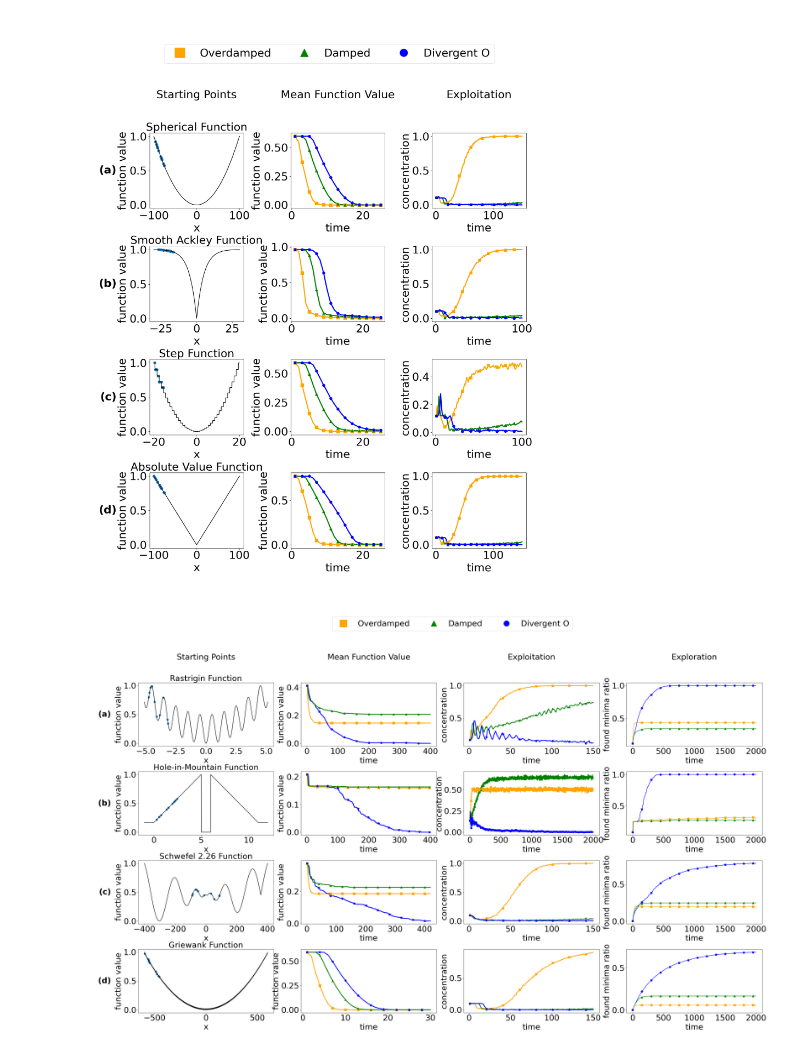
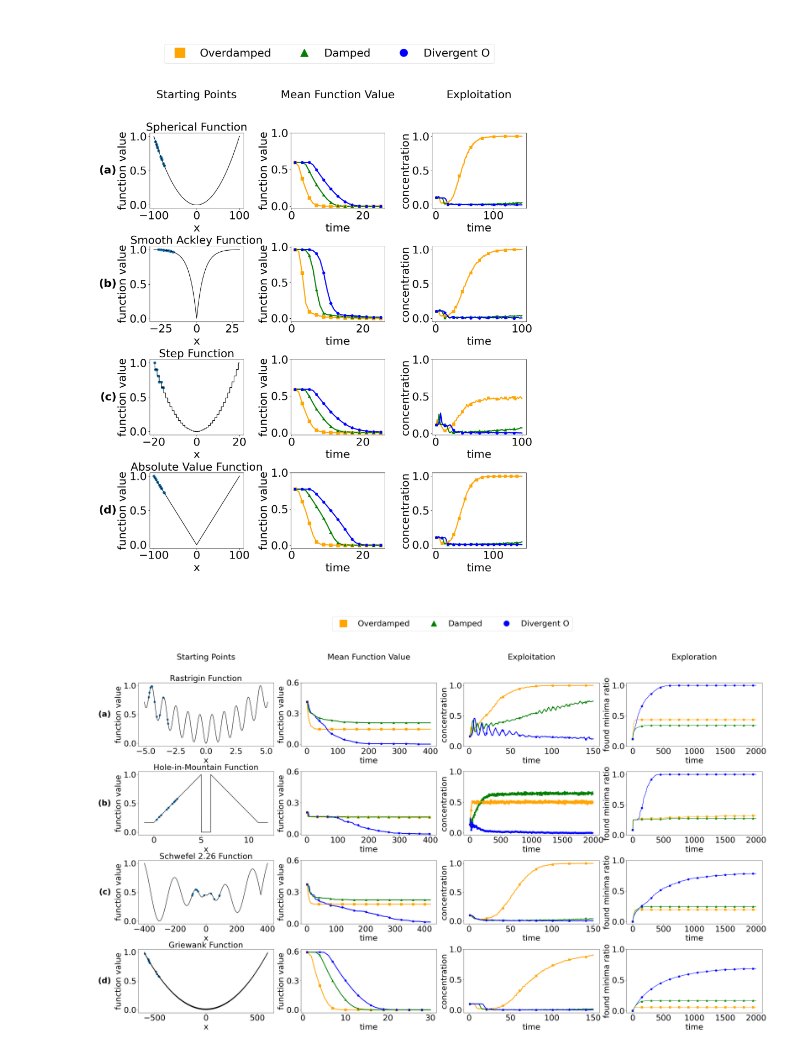
Before and after one commit to MargKos/Unstable-PSO, a Jupyter notebook: Experiments/1D/Plots1D.ipynb, the cells around one changed output. Saved outputs shown, nothing was run; the diff lists cells and outputs as text; code cells hidden in the pictures.

Commit message:
improve plots, fix typo in plot

```diff
--- a/Experiments/1D/Plots1D.ipynb
+++ b/Experiments/1D/Plots1D.ipynb
@@ -39,6 +39,7 @@ for r in range(cols):
     axsi.set_axis_off()
 
 
+
 UnimodalNumber=[0,2,3,4] # number of unimodal functions
 
 for i in range(4):
@@ -68,6 +69,14 @@ for i in range(4):
     axsi.tick_params(axis='y', labelsize=30)
     axsi.set_xlabel('x',  fontsize=30)
     axsi.set_ylabel('function value',fontsize=30)
+    min_value = 0.0
+    max_value = 1.0
+    y_ticks = np.arange(min_value, max_value + 0.5, 0.5)
+
+    # Set the y-axis ticks and format them to 1 decimal place
+    axsi.set_yticks(y_ticks)
+    axsi.set_yticklabels([f'{tick:.1f}' for tick in y_ticks])
+    axsi.yaxis.set_major_formatter(ticker.FormatStrFormatter('%.1f'))
 
 
 l=1
@@ -95,6 +104,15 @@ for i in range(4):
     axsi.plot(np.linspace(1, T_PSO_med[UnimodalNumber[i]], T_PSO_med[UnimodalNumber[i]]), MeanOverdamped[0:T_PSO_med[UnimodalNumber[i]]], 's', markevery=ME[UnimodalNumber[i]], markersize=9, color='orange',label='Overdamped')
     axsi.plot(np.linspace(1, T_PSO_med[UnimodalNumber[i]], T_PSO_med[UnimodalNumber[i]]), MeanDamped[0:T_PSO_med[UnimodalNumber[i]]], '^', markevery=ME[UnimodalNumber[i]],markersize=7, color='green',  label='Damped')
     axsi.plot(np.linspace(1, T_PSO_med[UnimodalNumber[i]], T_PSO_med[UnimodalNumber[i]]), MeanDivergent[0:T_PSO_med[UnimodalNumber[i]]], 'o', markevery=ME[UnimodalNumber[i]],markersize=7,color='blue',label='Divergent O')
+
+    min_value = 0.0
+    max_value = 1.0
+    y_ticks = np.arange(min_value, max_value + 0.5, 0.5)
+
+    # Set the y-axis ticks and format them to 1 decimal place
+    axsi.set_yticks(y_ticks)
+    axsi.set_yticklabels([f'{tick:.1f}' for tick in y_ticks])
+    axsi.yaxis.set_major_formatter(ticker.FormatStrFormatter('%.1f'))
 
 
     axsi.tick_params(axis='x', labelsize=30)
@@ -128,6 +146,16 @@ for i in range(4):
     axsi.tick_params(axis='y', labelsize=30)
     axsi.set_xlabel('time', fontsize=30)
     axsi.set_ylabel('concentration', fontsize=30)
+    min_value = 0.0
+    max_value = 1.0
+    y_ticks = np.arange(min_value, max_value + 0.5, 0.5)
+
+    # Set the y-axis ticks and format them to 1 decimal place
+    axsi.set_yticks(y_ticks)
+    axsi.set_yticklabels([f'{tick:.1f}' for tick in y_ticks])
+    axsi.yaxis.set_major_formatter(ticker.FormatStrFormatter('%.1f'))
+    axsi.yaxis.set_major_formatter(ticker.FuncFormatter(format_ticks))  # Format y-axis ticks
+
     plt.xticks(fontsize=30)
     plt.yticks(fontsize=30)
 axs[1,1].legend(bbox_to_anchor=(-1.4, 1.65, 1, 0.6), loc="upper left",
@@ -186,7 +214,13 @@ for i in range(4):
     axsi.tick_params(axis='y', labelsize=30)
     axsi.set_xlabel('x',  fontsize=30)
     axsi.set_ylabel('function value',fontsize=30)
+    min_value = 0.0
+    max_value = 1.0
+    y_ticks = np.arange(min_value, max_value + 0.5, 0.5)
 
+    # Set the y-axis ticks and format them to 1 decimal place
+    axsi.set_yticks(y_ticks)
+    axsi.set_yticklabels([f'{tick:.1f}' for tick in y_ticks])
 l=1
 
 
@@ -214,6 +248,13 @@ for i in range(4):
     axsi.tick_params(axis='y', labelsize=30)
     axsi.set_xlabel('time',  fontsize=30)
     axsi.set_ylabel('function value',fontsize=30)
+    min_value = 0.0
+    max_value = 0.6
+    y_ticks = np.arange(min_value, max_value + 0.3, 0.3)
+
+    # Set the y-axis ticks and format them to 1 decimal place
+    axsi.set_yticks(y_ticks)
+    axsi.set_yticklabels([f'{tick:.1f}' for tick in y_ticks])
     plt.xticks(fontsize=30)
     plt.yticks(fontsize=30)
 
@@ -242,6 +283,14 @@ for i in range(4):
     axsi.tick_params(axis='y', labelsize=30)
     axsi.set_xlabel('time', fontsize=30)
     axsi.set_ylabel('concentration', fontsize=30)
+    axsi.yaxis.set_major_formatter(ticker.FormatStrFormatter('%.1f'))
+    min_value = 0.0
+    max_value = 1.0
+    y_ticks = np.arange(min_value, max_value + 0.5, 0.5)
+
+    # Set the y-axis ticks and format them to 1 decimal place
+    axsi.set_yticks(y_ticks)
+    axsi.set_yticklabels([f'{tick:.1f}' for tick in y_ticks])
     plt.xticks(fontsize=15)
     plt.yticks(fontsize=15)
 
@@ -256,33 +305,41 @@ for i in range(4):
     explorationOverdamped=np.load('./Results/Exploration'+str(nameOverdamped[MultimodalNumber[i]])+'.npy')
     explorationDamped=np.load('./Results/Exploration'+str(nameDamped[MultimodalNumber[i]])+'.npy')
 
     axsi=axs[l,3]
     l=l+1
     axsi.plot(np.linspace(1,T_PSO,T_PSO), explorationOverdamped, color='orange', label='Overdamped')
     axsi.plot(np.linspace(1,T_PSO,T_PSO), explorationDivergent, color='blue', label='Divergent O')
     axsi.plot(np.linspace(1,T_PSO,T_PSO), explorationDamped, color='green', label='Damped')
 
     axsi.plot(np.linspace(1, T_PSO, T_PSO), explorationOverdamped[0:T_PSO],'s', markevery=150, markersize=7, color='orange',label='Overdamped')
     axsi.plot(np.linspace(1, T_PSO, T_PSO), explorationDamped[0:T_PSO], '^', markevery=150,markersize=7,color='green',label='Damped')
     axsi.plot(np.linspace(1, T_PSO, T_PSO),explorationDivergent[0:T_PSO],'o', markevery=150,markersize=7 ,color='blue',  label='Divergent O')
 
     axsi.set_xlabel('time', fontsize=30)
     axsi.set_ylabel('found minima ratio', fontsize=29)
     axsi.tick_params(axis='x', labelsize=30)
     axsi.tick_params(axis='y', labelsize=30)
+    min_value = 0.0
+    max_value = 1.0
+    y_ticks = np.arange(min_value, max_value + 0.5, 0.5)
+
+    # Set the y-axis ticks and format them to 1 decimal place
+    axsi.set_yticks(y_ticks)
+    axsi.set_yticklabels([f'{tick:.1f}' for tick in y_ticks])
+    axsi.yaxis.set_major_formatter(ticker.FormatStrFormatter('%.1f'))
 
 
 axs[1,1].legend(bbox_to_anchor=(0.2, 1.5, 1, 0.6), loc="upper left",
                ncol=4,  prop={'size': legend_fontsize}, markerscale=3)
 
 
 axs[0, 0].text(-0.2, -0.9, '(a)', transform=axs[0, 0].transAxes, fontsize=30, va='center', ha='right',weight='bold')
 axs[1, 0].text(-0.2, -0.9, '(b)', transform=axs[1, 0].transAxes, fontsize=30, va='center', ha='right',weight='bold')
 axs[2, 0].text(-0.2, -0.9, '(c)', transform=axs[2, 0].transAxes, fontsize=30, va='center', ha='right',weight='bold')
 axs[3, 0].text(-0.2, -0.9, '(d)', transform=axs[3, 0].transAxes, fontsize=30, va='center', ha='right',weight='bold')
 
 
-plt.savefig('./Plots/Fig8.png',  bbox_inches='tight')
+plt.savefig('./Plots/Fig8.png',  bbox_inches='tight', dpi=400)
 # %% [output]
-[figure, old version]
+[figure, new version]
-[figure, old version]
+[figure, new version]
```
Also changed, not shown: 4 other files.
